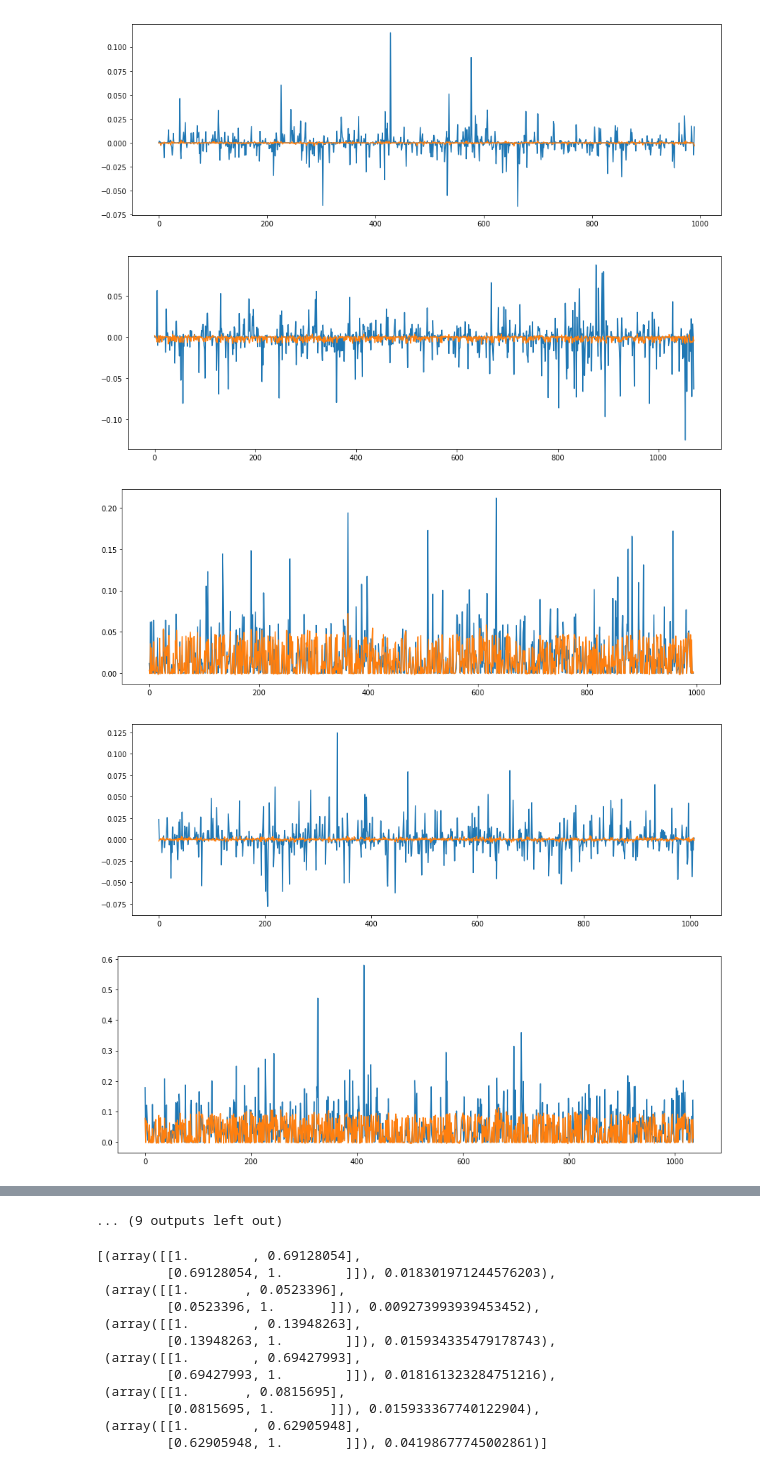
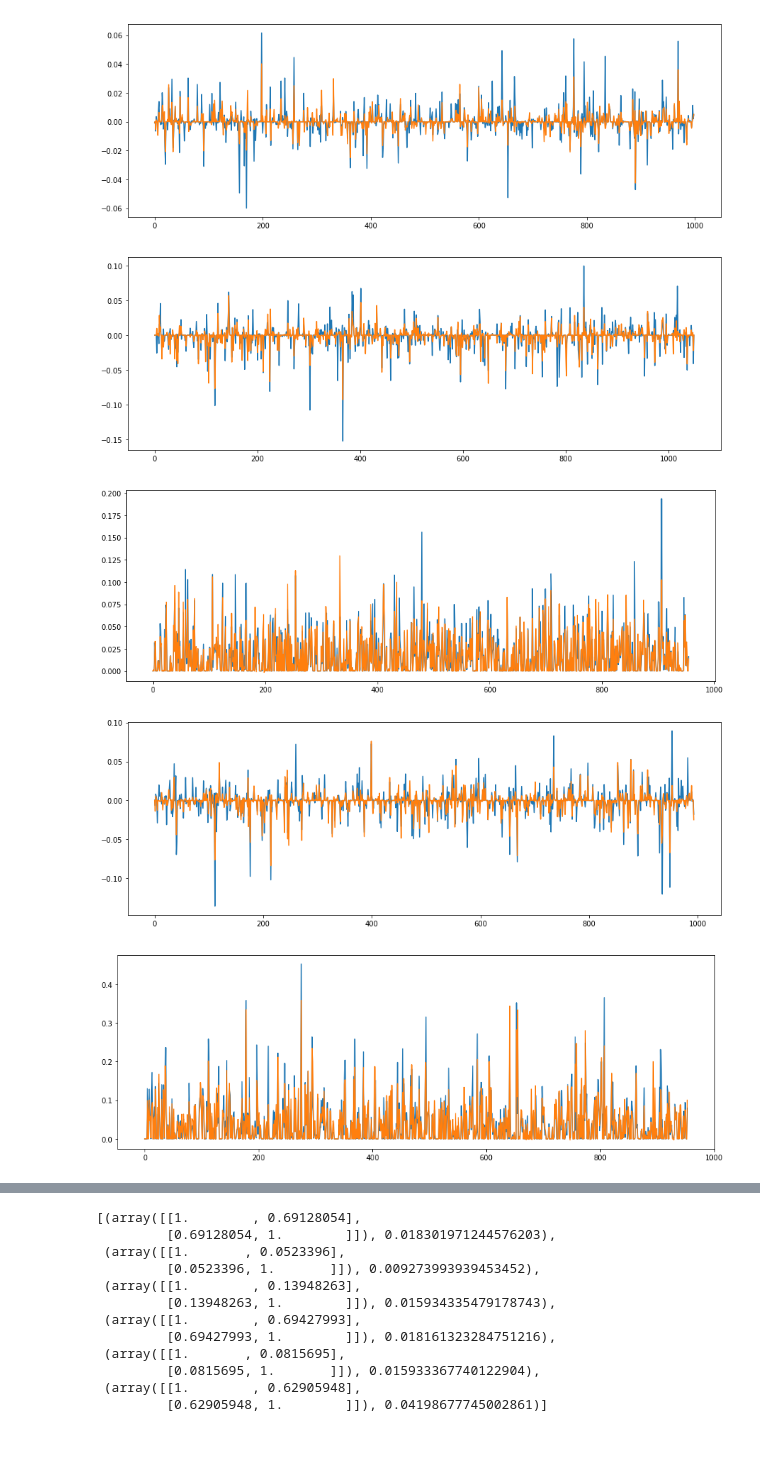
Before and after one commit to cyuu1993/DNS_new, a Jupyter notebook: ML_DNS/Turbulance Modeling.ipynb, the cells around one changed output, grey strips where cells are left out. Cells and saved outputs as stored; diff of their text form; code cells hidden in the pictures; blank space fills up the shorter version.

```diff
--- a/ML_DNS/Turbulance Modeling.ipynb
+++ b/ML_DNS/Turbulance Modeling.ipynb
@@ -368,7 +412,7 @@ def create_train_test_sets_conv3d_heat(heat_1, heat_2, heat_3,
 Trains Simple One-Layer Neural Network with Relu Activation Functions
 """
 def train_simple_nn_model(x_train, x_test, y_train, y_test, act_func = 'tanh',
-                          batch_size = 128, epochs = 20, num_nodes = 10, xdim = 3, size = 1):
+                          batch_size = 1024, epochs = 20, num_nodes = 10, xdim = 3, size = 1):
 
     if act_func == 'relu':
         final_act_func = 'linear'
@@ -400,7 +444,7 @@ def train_simple_nn_model(x_train, x_test, y_train, y_test, act_func = 'tanh',
 Trains Two-Layer Neural Network with Relu Activation Functions
 """
 def train_two_layer_nn_model(x_train, x_test, y_train, y_test, act_func = 'tanh',
-                             batch_size = 128, epochs = 20, num_nodes = (10,10), xdim = 3, size = 1):
+                             batch_size = 1024, epochs = 20, num_nodes = (10,10), xdim = 3, size = 1):
 
     if act_func == 'relu':
         final_act_func = 'linear'
@@ -433,7 +477,7 @@ def train_two_layer_nn_model(x_train, x_test, y_train, y_test, act_func = 'tanh'
 Trains Two-Layer Neural Network with Relu Activation Functions
 """
 def train_conv_3d_model(x_train, x_test, y_train, y_test, act_func = 'tanh',
-                          batch_size = 128, epochs = 20, num_nodes = 6, xdim = 3, size = 3):
+                          batch_size = 1024, epochs = 20, num_nodes = 6, xdim = 3, size = 3):
 
     if act_func == 'relu':
         final_act_func = 'linear'
@@ -498,7 +542,7 @@ def predict(model, x_test, y_test, mu, std):
 """
 Main Function to Execute Model
 """
-def main(model_name, size = 1):
+def main(model_name, size = 1, augmentation = False):
 
     # Output Data
     tau_11, tau_12, tau_13, tau_22,tau_23, tau_33 = get_output_data()
@@ -522,7 +566,8 @@ def main(model_name, size = 1):
      tau_22_train, tau_22_test, tau_23_train, tau_23_test, tau_33_train, tau_33_test,
      mu_11, std_11, mu_12, std_12, mu_13, std_13,
      mu_22, std_22, mu_23, std_23, mu_33, std_33) = train_test_split_func(tau_11, tau_12, tau_13, tau_22, tau_23,
-                                                       tau_33, uf, vf, wf, tke, train_pct = 0.5, size = size)
+                                                       tau_33, uf, vf, wf, tke, train_pct = 0.5, size = size,
+                                                                         augmentation = augmentation)
 
     print(x_train.shape)
 
@@ -607,9 +653,11 @@ def main_heat(model_name, size = 1):
 
     return models_final, results
 # %%
-model_nn_1, results_nn_1 = main('one-layer NN', 1)
-model_nn_2, results_nn_2 = main('two-layer NN', 1)
-model_conv_3d, results_conv_3d = main('conv-3d NN', 3)
+#model_nn_1, results_nn_1 = main('one-layer NN', 1)
+#model_nn_2, results_nn_2 = main('two-layer NN', 1)
+#model_conv_3d, results_conv_3d = main('conv-3d NN', 3)
+model_conv_3d_aug, results_conv_3d_aug = main('conv-3d NN', 3, True)
+#model_conv_3d_5, results_conv_3d_5 = main('conv-3d NN', 5)
 # %% [output]
 Shape of Output Files:
 (146, 96, 75) (146, 96, 75) (146, 96, 75) (146, 96, 75) (146, 96, 75) (146, 96, 75)
@@ -632,5 +680,5 @@ Test accuracy: 0.5985555294363227
-[figure, old version]
+[figure, new version]
-[figure, old version]
+[figure, new version]
-[figure, old version]
+[figure, new version]
-[figure, old version]
+[figure, new version]
-[figure, old version]
+[figure, new version]
@@ -658,4 +685,3 @@ Test accuracy: 0.5950495541525105
-... (9 outputs left out)
 # %%
 results_nn_1
 # %% [output]
```
Also changed, not shown: parts of 7 cells of this notebook.
